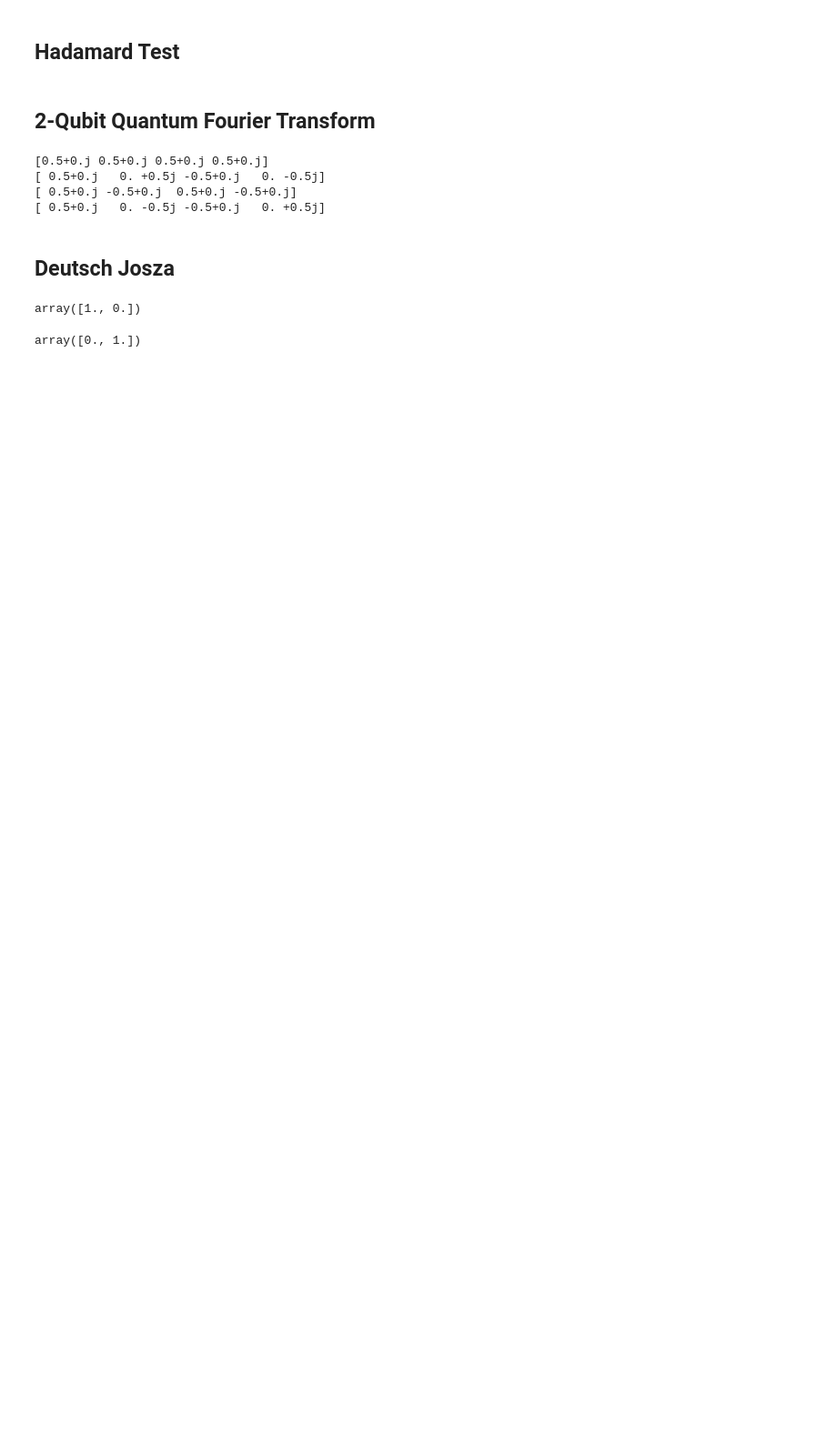
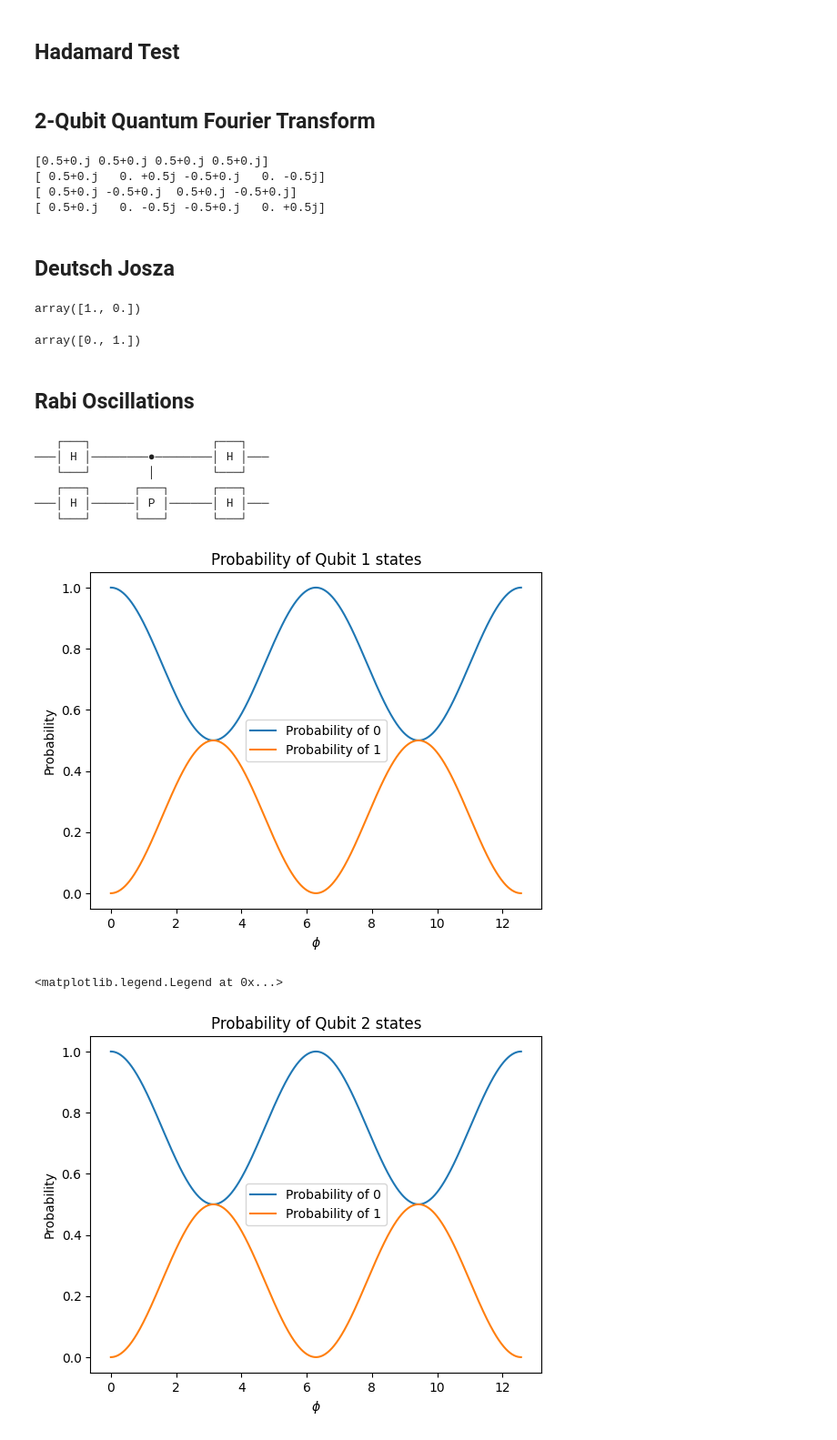
Before and after one commit to QC2-python-SE/QORANGE, a Jupyter notebook: docs/source/notebooks/AlgorithmExamples.ipynb, the cells around one changed output. Shown: that part at 91% size. Cells and saved outputs as stored; diff of their text form; code cells hidden in the pictures; blank space fills up the shorter version.

Commit message:
Rabi Oscillations with Controlled Phase

```diff
--- a/docs/source/notebooks/AlgorithmExamples.ipynb
+++ b/docs/source/notebooks/AlgorithmExamples.ipynb
@@ -193,3 +193,73 @@ array([1., 0.])
 circuit_balanced.measure_qubit_computational(1)
 # %% [output]
 array([0., 1.])
+# %% [markdown]
+## Rabi Oscillations
+# %%
+from qorange.circuits import *
+from qorange.gates import *
+
+H = Hadamard()
+CP = CPhase(np.pi/2)
+
+circuit = QuantumCircuit()
+circuit.apply_gate(H, 1)
+circuit.apply_gate(H, 2)
+circuit.apply_gate(CP, (1,2))
+circuit.apply_gate(H, 1)
+circuit.apply_gate(H, 2)
+circuit.draw()
+# %% [output]
+   ┌───┐                 ┌───┐
+───│ H │────────●────────│ H │───
+   └───┘        │        └───┘
+   ┌───┐      ┌───┐      ┌───┐
+───│ H │──────│ P │──────│ H │───
+   └───┘      └───┘      └───┘
+# %%
+from qorange.circuits import *
+from qorange.gates import *
+
+H = Hadamard()
+
+
+
+phi_list = np.linspace(0, 4*np.pi, 1000)
+P0_q1 = []
+P1_q1 = []
+P0_q2 = []
+P1_q2 = []
+
+for phi in phi_list:
+    CP = CPhase(phi)
+    circuit = QuantumCircuit()
+    circuit.apply_gate(H, 1)
+    circuit.apply_gate(H, 2)
+    circuit.apply_gate(CP, (1,2))
+    circuit.apply_gate(H, 1)
+    circuit.apply_gate(H, 2)
+    P_q1 = circuit.measure_qubit_computational(1)
+    P0_q1.append(P_q1[0])
+    P1_q1.append(P_q1[1])
+    P_q2 = circuit.measure_qubit_computational(2)
+    P0_q2.append(P_q2[0])
+    P1_q2.append(P_q2[1])
+# %%
+import matplotlib.pyplot as plt
+plt.title("Probability of Qubit 1 states")
+plt.plot(phi_list, P0_q1, label = "Probability of 0")
+plt.plot(phi_list, P1_q1, label = "Probability of 1")
+plt.xlabel(r"$\phi$")
+plt.ylabel("Probability")
+plt.legend()
+plt.show()
+plt.title("Probability of Qubit 2 states")
+plt.plot(phi_list, P0_q2, label = "Probability of 0")
+plt.plot(phi_list, P1_q2, label = "Probability of 1")
+plt.xlabel(r"$\phi$")
+plt.ylabel("Probability")
+plt.legend()
+# %% [output]
+[figure, added]
+<matplotlib.legend.Legend at 0x...>
+[figure, added]
```
Also changed, not shown: 1 other file.
